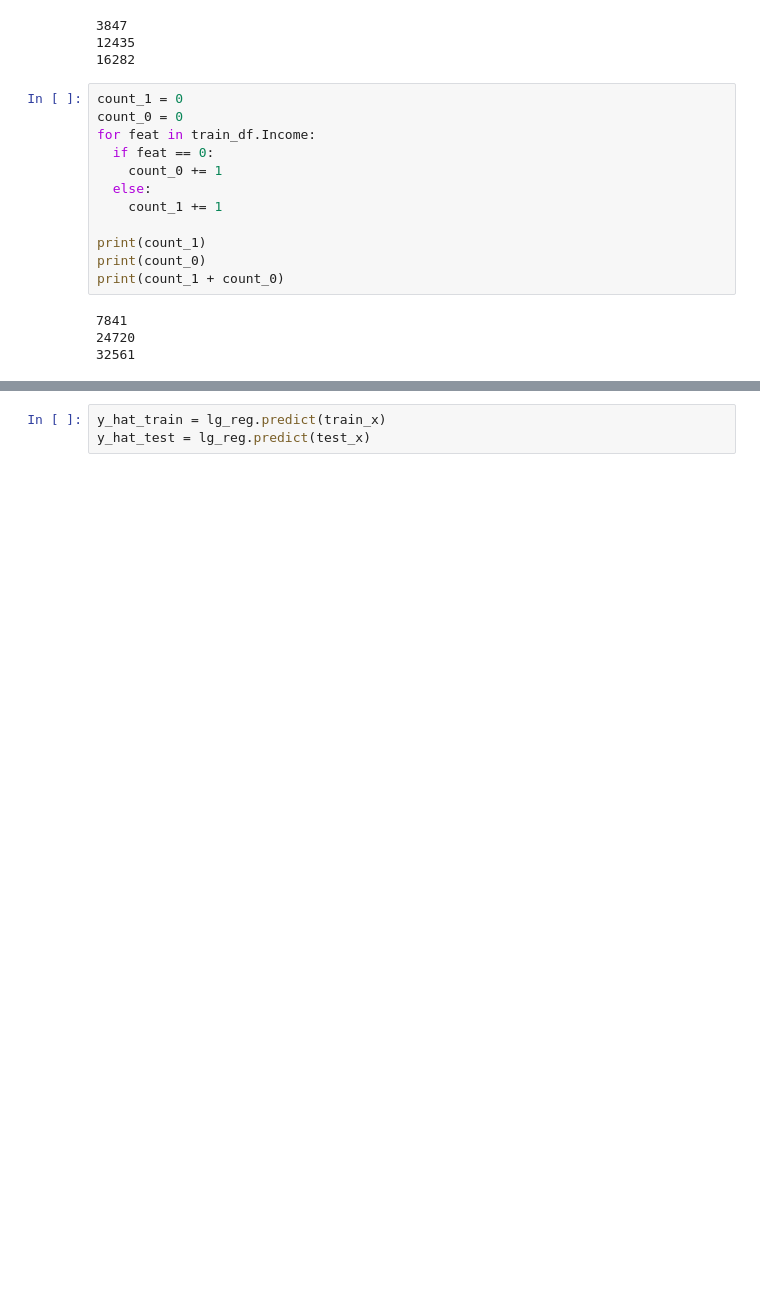
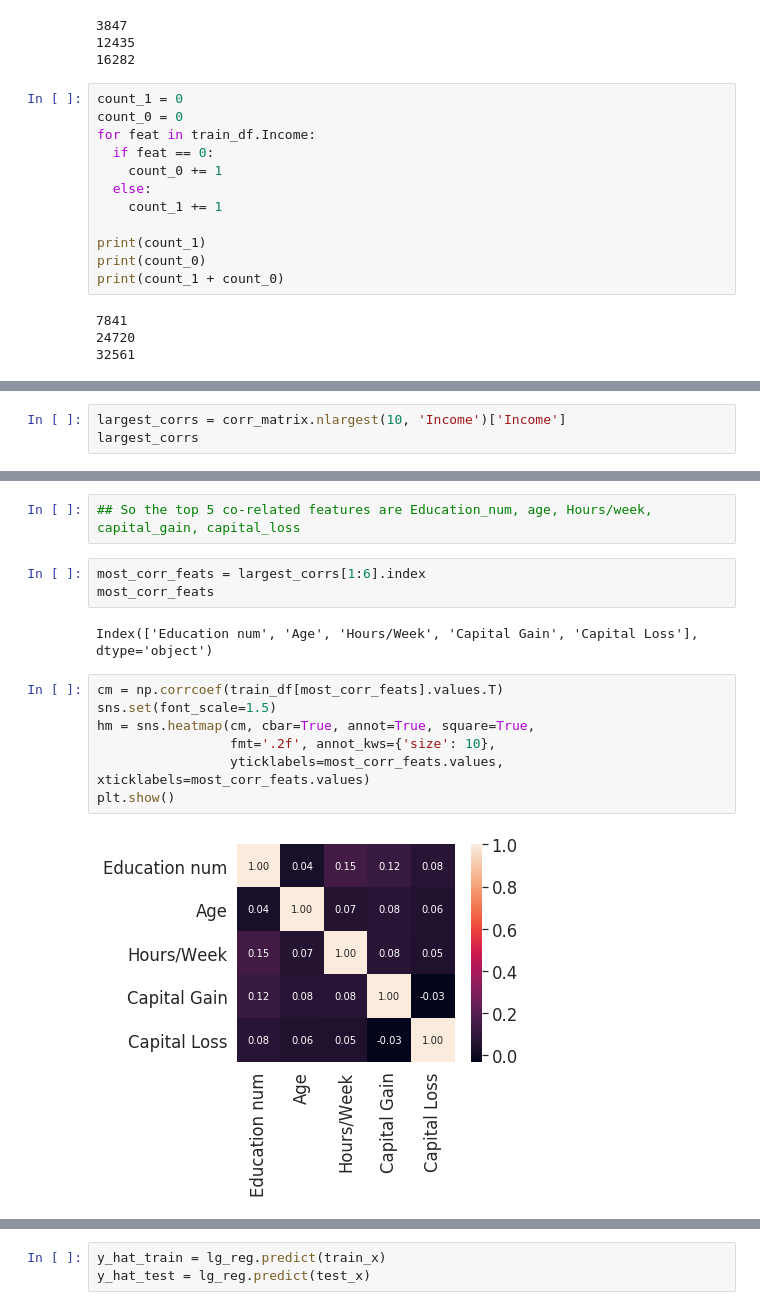
Before and after one commit to justdvnsh/Data-Lit, a Jupyter notebook: logistic_regression/Logistic_Regression_Assignment.ipynb, the cells around one changed output, grey strips where cells are left out. Drawn from its saved outputs; the diff is of its cells as text; blank space fills up the shorter version.

```diff
--- a/logistic_regression/Logistic_Regression_Assignment.ipynb
+++ b/logistic_regression/Logistic_Regression_Assignment.ipynb
@@ -648,0 +496,3 @@ LogisticRegression(C=1.0, class_weight=None, dual=False, fit_intercept=True,
+# %%
+largest_corrs = corr_matrix.nlargest(10, 'Income')['Income']
+largest_corrs
@@ -648,0 +508,16 @@ LogisticRegression(C=1.0, class_weight=None, dual=False, fit_intercept=True,
+# %%
+## So the top 5 co-related features are Education_num, age, Hours/week, capital_gain, capital_loss
+# %%
+most_corr_feats = largest_corrs[1:6].index
+most_corr_feats
+# %% [output]
+Index(['Education num', 'Age', 'Hours/Week', 'Capital Gain', 'Capital Loss'], dtype='object')
+# %%
+cm = np.corrcoef(train_df[most_corr_feats].values.T)
+sns.set(font_scale=1.5)
+hm = sns.heatmap(cm, cbar=True, annot=True, square=True,
+                 fmt='.2f', annot_kws={'size': 10},
+                 yticklabels=most_corr_feats.values, xticklabels=most_corr_feats.values)
+plt.show()
+# %% [output]
+[figure, added]
```
Also changed, not shown: parts of 62 cells of this notebook.
